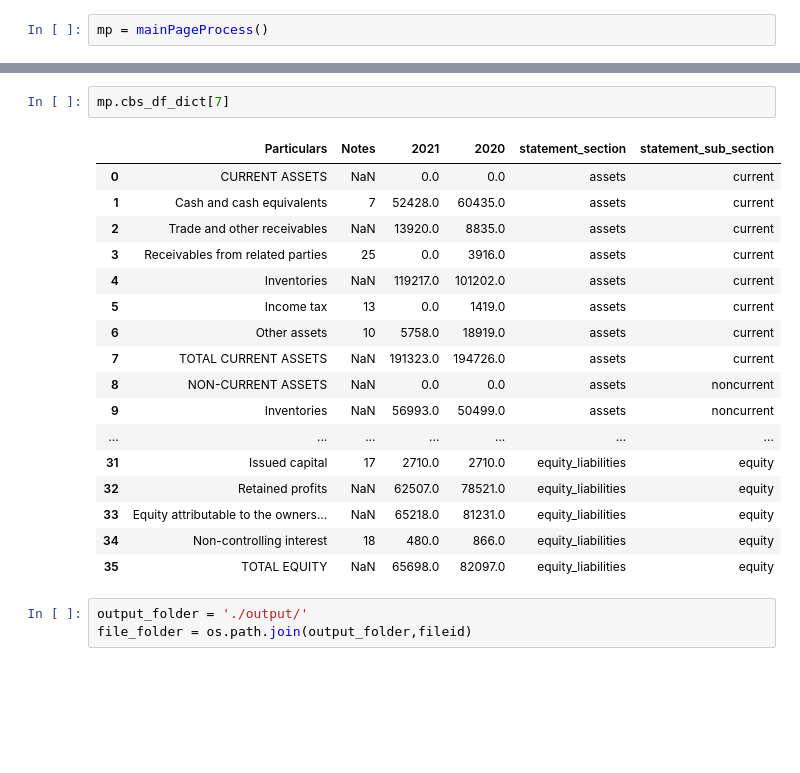
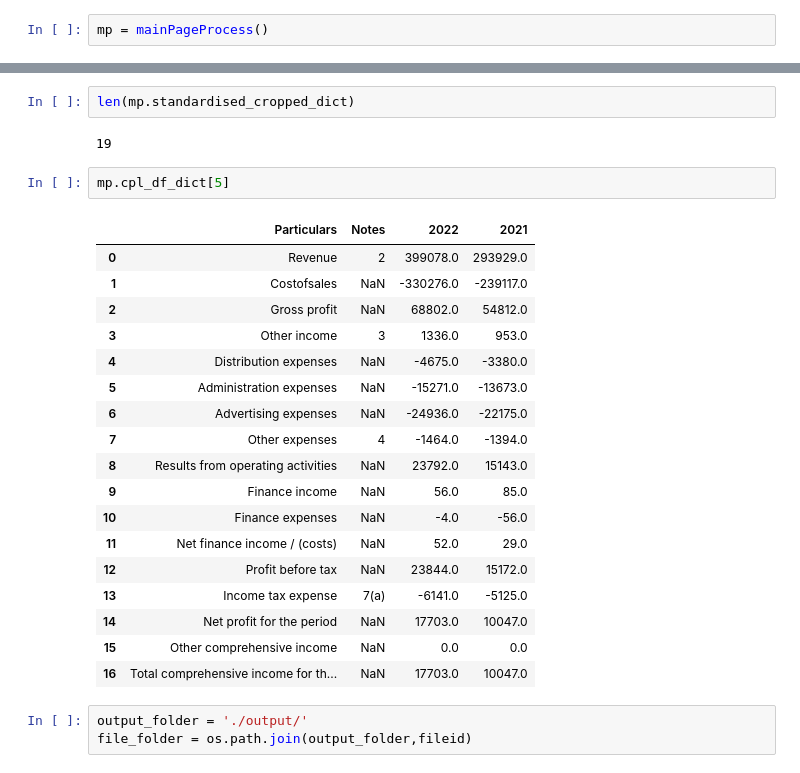
Before and after one commit to AI-paltan/main_page_processing, a Jupyter notebook: main_page_processing_service_testing_notebook.ipynb, the cells around one changed output, grey strips where cells are left out. Drawn from its saved outputs; the diff is of its cells as text; blank space fills up the shorter version.

```diff
--- a/main_page_processing_service_testing_notebook.ipynb
+++ b/main_page_processing_service_testing_notebook.ipynb
@@ -19,23 +36,28 @@ mp.final_notes_dict
 # %%
-mp.cbs_df_dict[7]
+len(mp.standardised_cropped_dict)
 # %% [output]
-|  | Particulars | Notes | 2021 | 2020 | statement_section | statement_sub_section |
-| 0 | CURRENT ASSETS | NaN | 0.0 | 0.0 | assets | current |
-| 1 | Cash and cash equivalents | 7 | 52428.0 | 60435.0 | assets | current |
-| 2 | Trade and other receivables | NaN | 13920.0 | 8835.0 | assets | current |
-| 3 | Receivables from related parties | 25 | 0.0 | 3916.0 | assets | current |
-| 4 | Inventories | NaN | 119217.0 | 101202.0 | assets | current |
-| 5 | Income tax | 13 | 0.0 | 1419.0 | assets | current |
-| 6 | Other assets | 10 | 5758.0 | 18919.0 | assets | current |
-| 7 | TOTAL CURRENT ASSETS | NaN | 191323.0 | 194726.0 | assets | current |
-| 8 | NON-CURRENT ASSETS | NaN | 0.0 | 0.0 | assets | noncurrent |
-| 9 | Inventories | NaN | 56993.0 | 50499.0 | assets | noncurrent |
-| ... | ... | ... | ... | ... | ... | ... |
-| 31 | Issued capital | 17 | 2710.0 | 2710.0 | equity_liabilities | equity |
-| 32 | Retained profits | NaN | 62507.0 | 78521.0 | equity_liabilities | equity |
-| 33 | Equity attributable to the owners... | NaN | 65218.0 | 81231.0 | equity_liabilities | equity |
-| 34 | Non-controlling interest | 18 | 480.0 | 866.0 | equity_liabilities | equity |
-| 35 | TOTAL EQUITY | NaN | 65698.0 | 82097.0 | equity_liabilities | equity |
+19
+# %%
+mp.cpl_df_dict[5]
+# %% [output]
+|  | Particulars | Notes | 2022 | 2021 |
+| 0 | Revenue | 2 | 399078.0 | 293929.0 |
+| 1 | Costofsales | NaN | -330276.0 | -239117.0 |
+| 2 | Gross profit | NaN | 68802.0 | 54812.0 |
+| 3 | Other income | 3 | 1336.0 | 953.0 |
+| 4 | Distribution expenses | NaN | -4675.0 | -3380.0 |
+| 5 | Administration expenses | NaN | -15271.0 | -13673.0 |
+| 6 | Advertising expenses | NaN | -24936.0 | -22175.0 |
+| 7 | Other expenses | 4 | -1464.0 | -1394.0 |
+| 8 | Results from operating activities | NaN | 23792.0 | 15143.0 |
+| 9 | Finance income | NaN | 56.0 | 85.0 |
+| 10 | Finance expenses | NaN | -4.0 | -56.0 |
+| 11 | Net finance income / (costs) | NaN | 52.0 | 29.0 |
+| 12 | Profit before tax | NaN | 23844.0 | 15172.0 |
+| 13 | Income tax expense | 7(a) | -6141.0 | -5125.0 |
+| 14 | Net profit for the period | NaN | 17703.0 | 10047.0 |
+| 15 | Other comprehensive income | NaN | 0.0 | 0.0 |
+| 16 | Total comprehensive income for th... | NaN | 17703.0 | 10047.0 |
 # %%
 output_folder = './output/'
 file_folder = os.path.join(output_folder,fileid)
```
Also changed, not shown: parts of 5 cells of this notebook, 8 other files.
